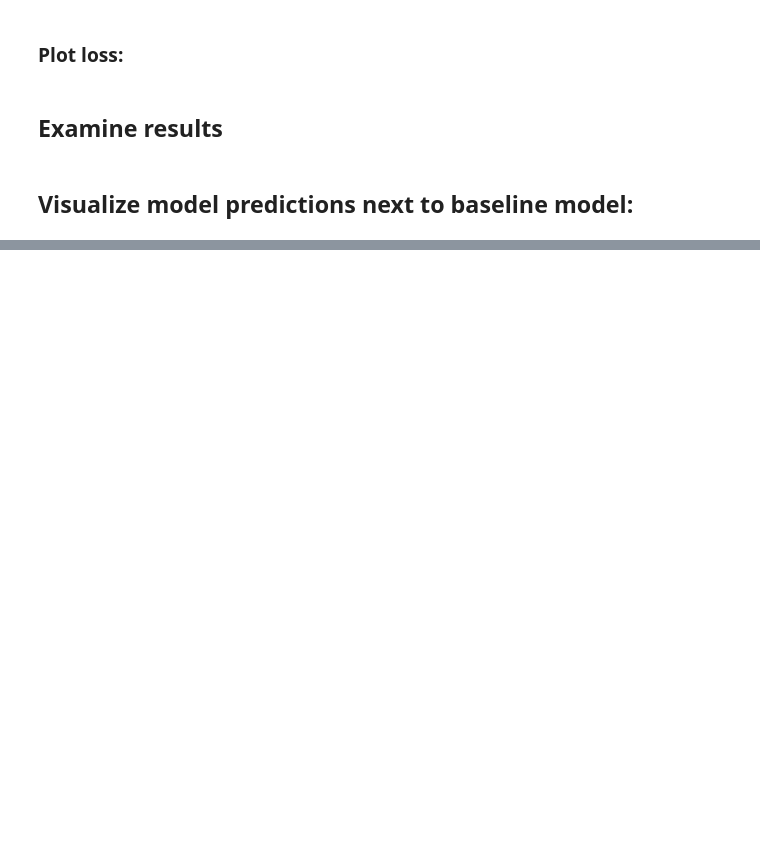
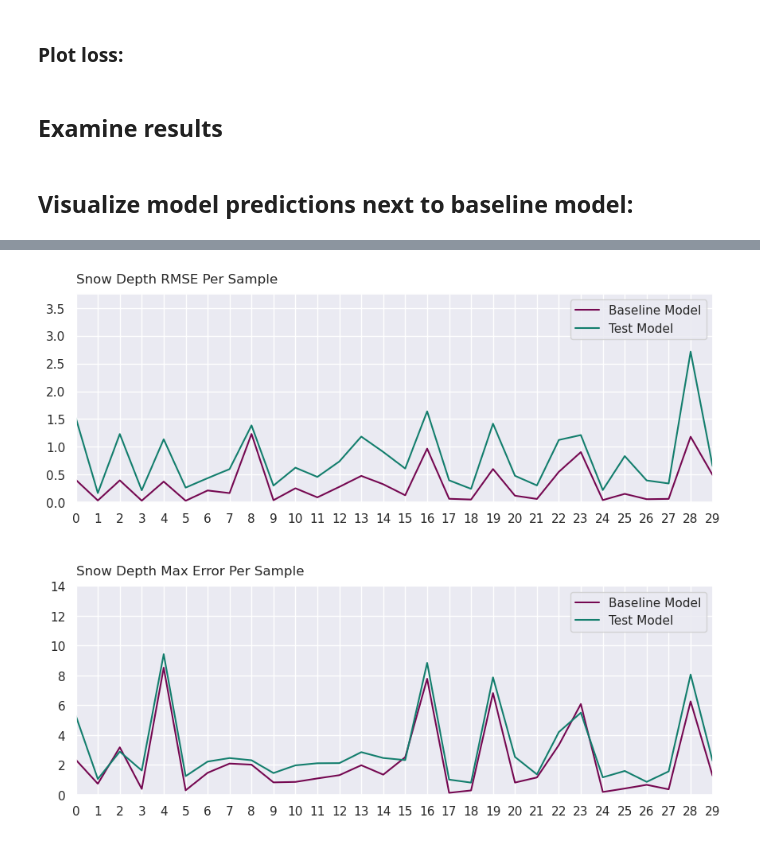
Before and after one commit to geo-smart/deep-snow, a Jupyter notebook: contributors/geosmart_2024/theweathermanda/train_model_manda.ipynb, the cells around one changed output, grey strips where cells are left out. Drawn from its saved outputs; the diff is of its cells as text; code cells hidden in the pictures; blank space fills up the shorter version.

```diff
--- a/contributors/geosmart_2024/theweathermanda/train_model_manda.ipynb
+++ b/contributors/geosmart_2024/theweathermanda/train_model_manda.ipynb
@@ -703,3 +856,20 @@ for i, data_tuple in enumerate(val_loader):
+# %%
+pred_sd_unnorm_nonan = pred_sd_unnorm.flatten()[~pred_sd_unnorm.flatten().isnan()]
+pred_sd_bl_unnorm_nonan = pred_sd_bl_unnorm.flatten()[~pred_sd_bl_unnorm.flatten().isnan()]
+aso_sd_unnorm_nonan = aso_sd_unnorm.flatten()[~aso_sd_unnorm.flatten().isnan()]
+
+
+pred_sd_rmse = skmetrics.mean_squared_error(aso_sd_unnorm_nonan, pred_sd_unnorm_nonan, squared=False)
+rmse_pred_sd.append(pred_sd_rmse)
+
+pred_sd_maxerr = skmetrics.max_error(aso_sd_unnorm_nonan, pred_sd_unnorm_nonan)
+max_err_pred_sd.append(pred_sd_maxerr)
+
+pred_sd_bl_rmse = skmetrics.mean_squared_error(aso_sd_unnorm_nonan, pred_sd_bl_unnorm_nonan, squared=False)
+rmse_pred_sd_bl.append(pred_sd_bl_rmse)
+
+pred_sd_bl_maxerr = skmetrics.max_error(aso_sd_unnorm_nonan, pred_sd_bl_unnorm_nonan)
+max_err_pred_sd_bl.append(pred_sd_bl_maxerr)
 # %%
 # plot error for each sample
 
@@ -739,0 +912,41 @@ plt.savefig(f'/home/jovyan/crunchy-snow/figs/errorpersample_{model_baseline}_{mo
+# %%
+# plot error for each sample
+
+sns.set_theme()
+
+f, axs = plt.subplots(2,1,figsize=(10,7))
+
+ax = axs.flatten()
+
+# RMSE for models
+ax[0].plot(rmse_pred_sd_bl, color='xkcd:velvet', label='Baseline Model')
+ax[0].plot(rmse_pred_sd, color='xkcd:blue green', label='Test Model')
+
+subset_len = 30
+
+ax[0].set_xlim([0,subset_len-1])
+ax[0].set_xticks(np.arange(0,subset_len,1))
+ax[0].set_ylim([0,max(np.maximum(rmse_pred_sd_bl,rmse_pred_sd))+0.2])
+
+ax[0].set_title(r'Snow Depth RMSE Per Sample', fontsize=12,y=1.02,loc='left', horizontalalignment='left')
+ax[0].legend()
+
+# Max errors for models
+ax[1].plot(max_err_pred_sd_bl, color='xkcd:velvet', label='Baseline Model')
+ax[1].plot(max_err_pred_sd, color='xkcd:blue green', label='Test Model')
+
+ax[1].set_xlim([0,subset_len-1])
+ax[1].set_xticks(np.arange(0,subset_len,1))
+ax[1].set_ylim([int(min(np.minimum(max_err_pred_sd_bl,max_err_pred_sd))-0.2),max(np.maximum(max_err_pred_sd_bl,max_err_pred_sd))+0.2])
+
+ax[1].set_title(r'Snow Depth Max Error Per Sample', fontsize=12,y=1.02,loc='left', horizontalalignment='left')
+ax[1].legend()
+
+# Clean up subplots / layout.
+f.subplots_adjust(bottom=0.05, top=0.95, left=0.1, right=0.9, wspace=0.45, hspace=0.4)
+
+
+# save figure
+plt.savefig(f'/home/jovyan/crunchy-snow/figs/errorpersample_{model_baseline}_{model_name}_{n_imgs}imgs_{epochs}eps_subset.png', dpi=300)
+# %% [output]
+[figure, added]
```
Also changed, not shown: parts of 14 cells of this notebook, 6 other files.
